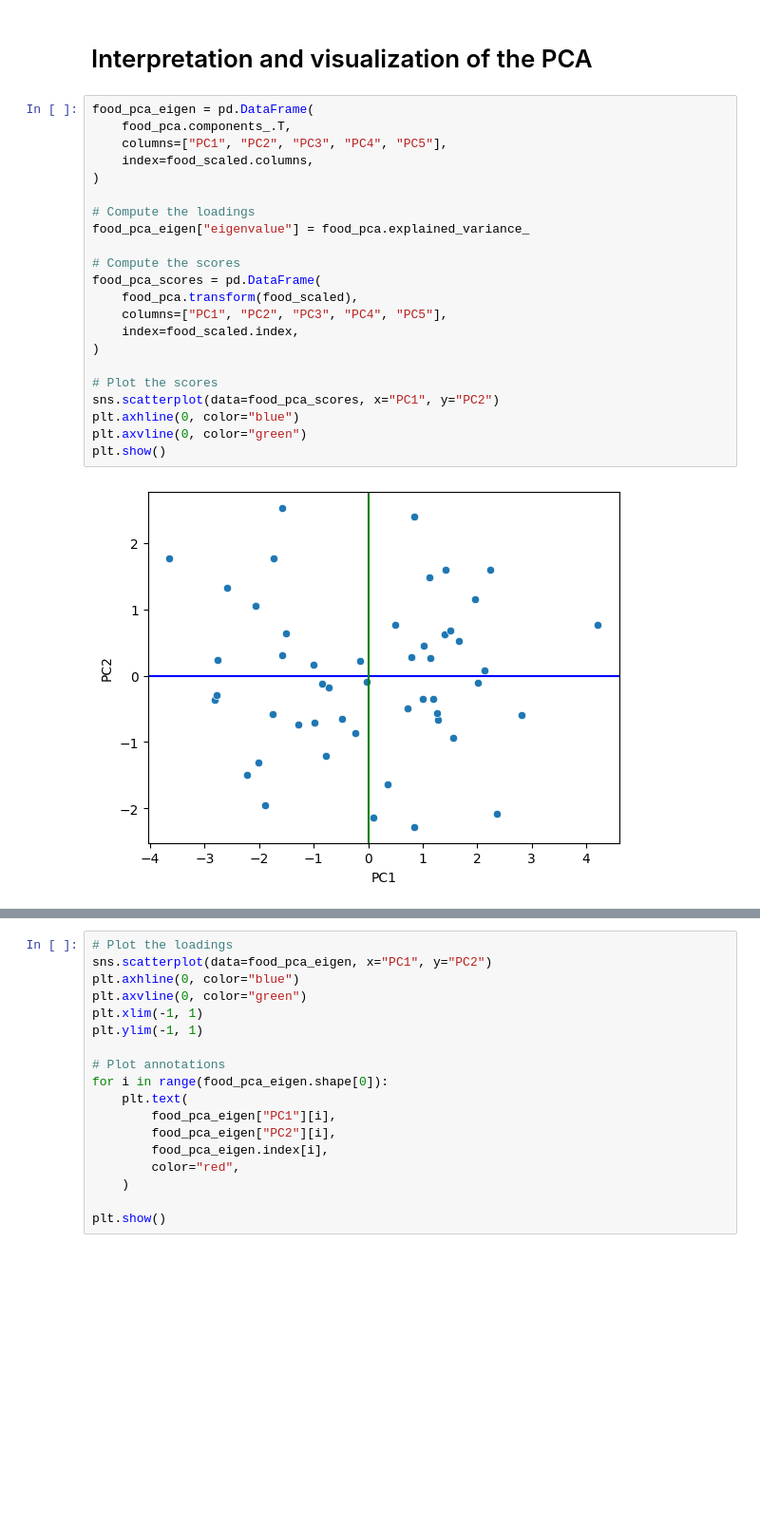
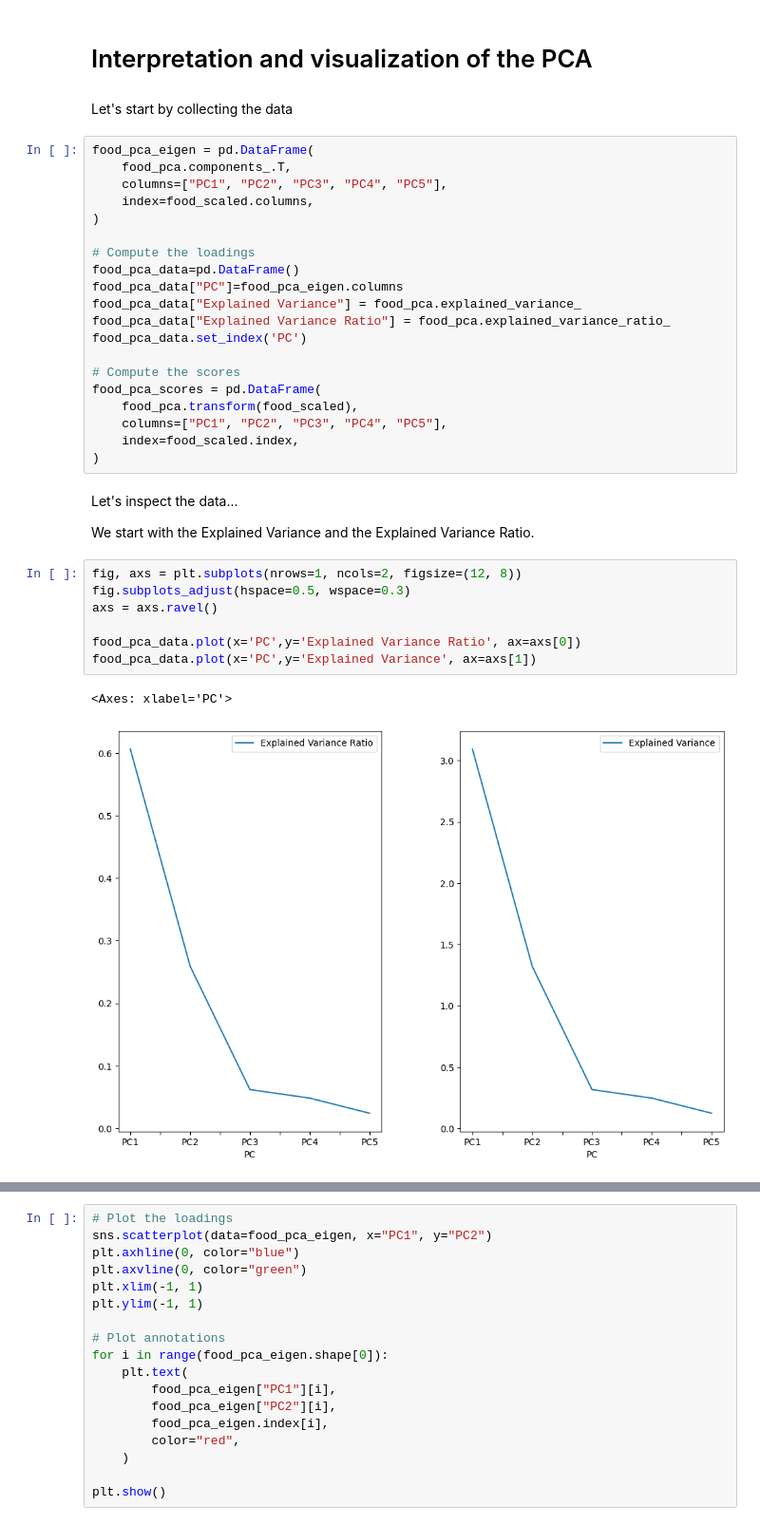
Before and after one commit to peterbmob/DHMVADoE, a Jupyter notebook: Excercises/PCA_ex_1.ipynb, the cells around one changed output, grey strips where cells are left out. Shown: that part at 95% size. Saved outputs shown, nothing was run; the diff lists cells and outputs as text; blank space fills up the shorter version.

```diff
--- a/Excercises/PCA_ex_1.ipynb
+++ b/Excercises/PCA_ex_1.ipynb
@@ -146,6 +158,8 @@ food_scaled.head()
 food_pca = PCA().fit(food_scaled)
 # %% [markdown]
 # Interpretation and visualization of the PCA
+# %% [markdown]
+Let's start by collecting the data
 # %%
 food_pca_eigen = pd.DataFrame(
     food_pca.components_.T,
@@ -154,7 +168,11 @@ food_pca_eigen = pd.DataFrame(
 )
 
 # Compute the loadings
-food_pca_eigen["eigenvalue"] = food_pca.explained_variance_
+food_pca_data=pd.DataFrame()
+food_pca_data["PC"]=food_pca_eigen.columns
+food_pca_data["Explained Variance"] = food_pca.explained_variance_
+food_pca_data["Explained Variance Ratio"] = food_pca.explained_variance_ratio_
+food_pca_data.set_index('PC')
 
 # Compute the scores
 food_pca_scores = pd.DataFrame(
@@ -162,11 +180,17 @@ food_pca_scores = pd.DataFrame(
     columns=["PC1", "PC2", "PC3", "PC4", "PC5"],
     index=food_scaled.index,
 )
-
-# Plot the scores
-sns.scatterplot(data=food_pca_scores, x="PC1", y="PC2")
-plt.axhline(0, color="blue")
-plt.axvline(0, color="green")
-plt.show()
-# %% [output]
-[figure, removed]
+# %% [markdown]
+Let's inspect the data...
+
+We start with the Explained Variance and the Explained Variance Ratio.
+# %%
+fig, axs = plt.subplots(nrows=1, ncols=2, figsize=(12, 8))
+fig.subplots_adjust(hspace=0.5, wspace=0.3)
+axs = axs.ravel()
+
+food_pca_data.plot(x='PC',y='Explained Variance Ratio', ax=axs[0])
+food_pca_data.plot(x='PC',y='Explained Variance', ax=axs[1])
+# %% [output]
+<Axes: xlabel='PC'>
+[figure, added]
```
Also changed, not shown: parts of 16 cells of this notebook.
